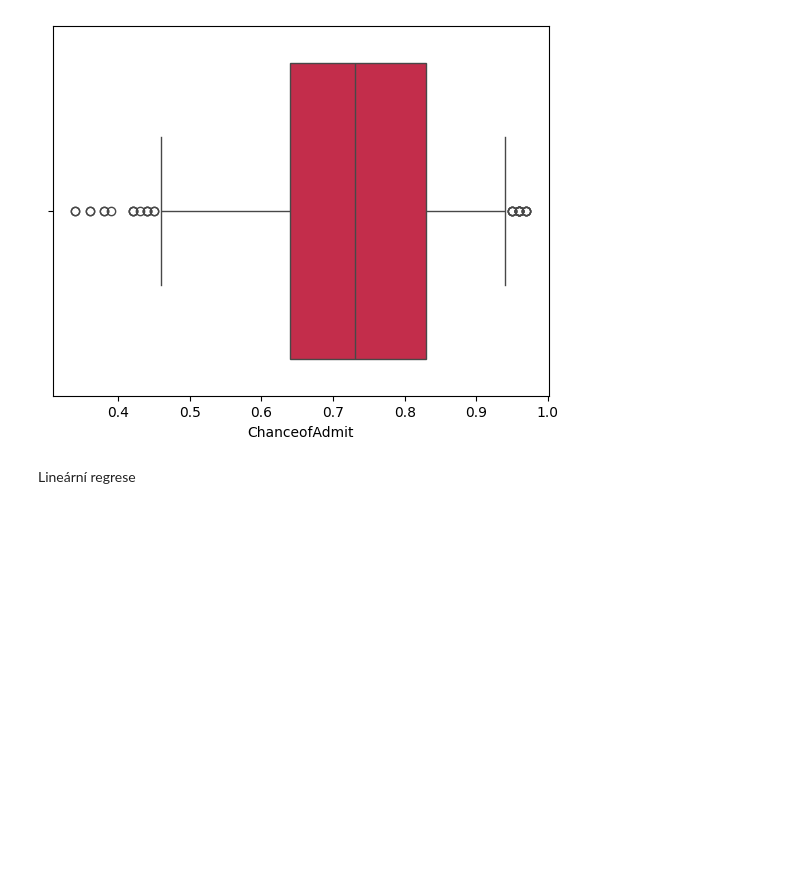
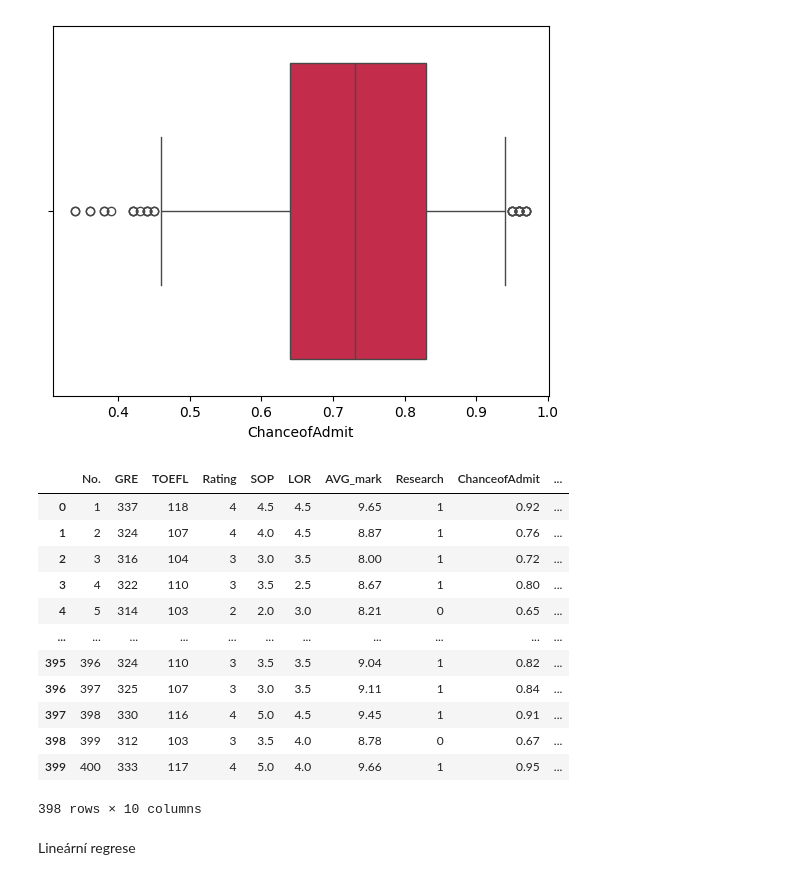
Before and after one commit to JanaEsther/Domaci_ukol_01_statistika, a Jupyter notebook: ukol_statistika.ipynb, the cells around one changed output. Drawn from its saved outputs; the diff is of its cells as text; code cells hidden in the pictures; blank space fills up the shorter version.

```diff
--- a/ukol_statistika.ipynb
+++ b/ukol_statistika.ipynb
@@ -201,6 +201,29 @@ sns.boxplot(data, x="ChanceofAdmit",color="crimson",whis=[5, 95])
 # %% [output]
 <Axes: xlabel='ChanceofAdmit'>
 [figure]
+# %%
+q3 = np.quantile(data["ChanceofAdmit"], 0.75)
+q1 = np.quantile(data["ChanceofAdmit"], 0.25)
+
+iqr = (q3 - q1) * 1.5
+
+lower_limit = q1 - iqr
+filtered_data = data[data["ChanceofAdmit"] > lower_limit]
+filtered_data
+# %% [output]
+|  | No. | GRE | TOEFL | Rating | SOP | LOR | AVG_mark | Research | ChanceofAdmit | ... |
+| 0 | 1 | 337 | 118 | 4 | 4.5 | 4.5 | 9.65 | 1 | 0.92 | ... |
+| 1 | 2 | 324 | 107 | 4 | 4.0 | 4.5 | 8.87 | 1 | 0.76 | ... |
+| 2 | 3 | 316 | 104 | 3 | 3.0 | 3.5 | 8.00 | 1 | 0.72 | ... |
+| 3 | 4 | 322 | 110 | 3 | 3.5 | 2.5 | 8.67 | 1 | 0.80 | ... |
+| 4 | 5 | 314 | 103 | 2 | 2.0 | 3.0 | 8.21 | 0 | 0.65 | ... |
+| ... | ... | ... | ... | ... | ... | ... | ... | ... | ... | ... |
+| 395 | 396 | 324 | 110 | 3 | 3.5 | 3.5 | 9.04 | 1 | 0.82 | ... |
+| 396 | 397 | 325 | 107 | 3 | 3.0 | 3.5 | 9.11 | 1 | 0.84 | ... |
+| 397 | 398 | 330 | 116 | 4 | 5.0 | 4.5 | 9.45 | 1 | 0.91 | ... |
+| 398 | 399 | 312 | 103 | 3 | 3.5 | 4.0 | 8.78 | 0 | 0.67 | ... |
+| 399 | 400 | 333 | 117 | 4 | 5.0 | 4.0 | 9.66 | 1 | 0.95 | ... |
+398 rows × 10 columns
 # %% [markdown]
 Lineární regrese
 # %% [markdown]
```
Also changed, not shown: parts of 3 cells of this notebook.
